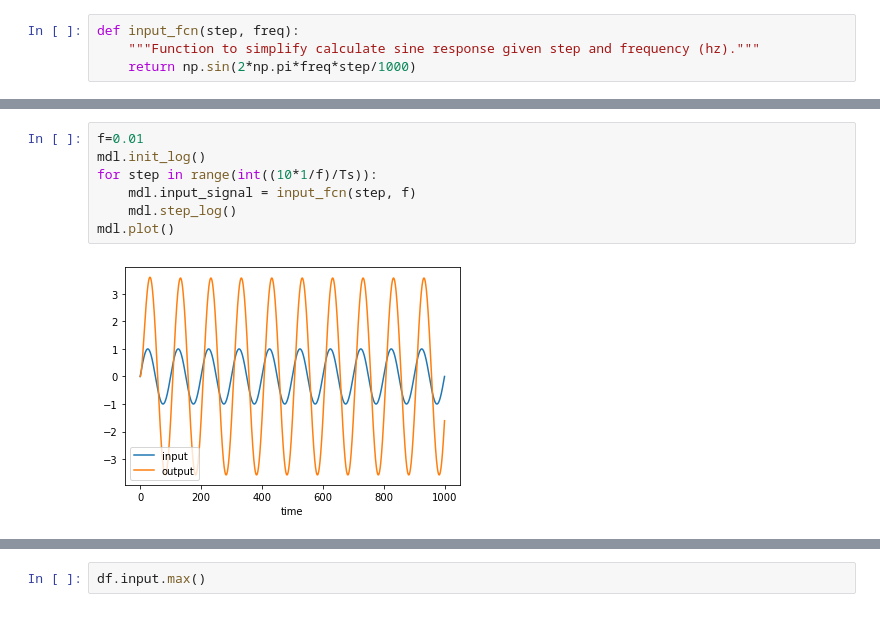
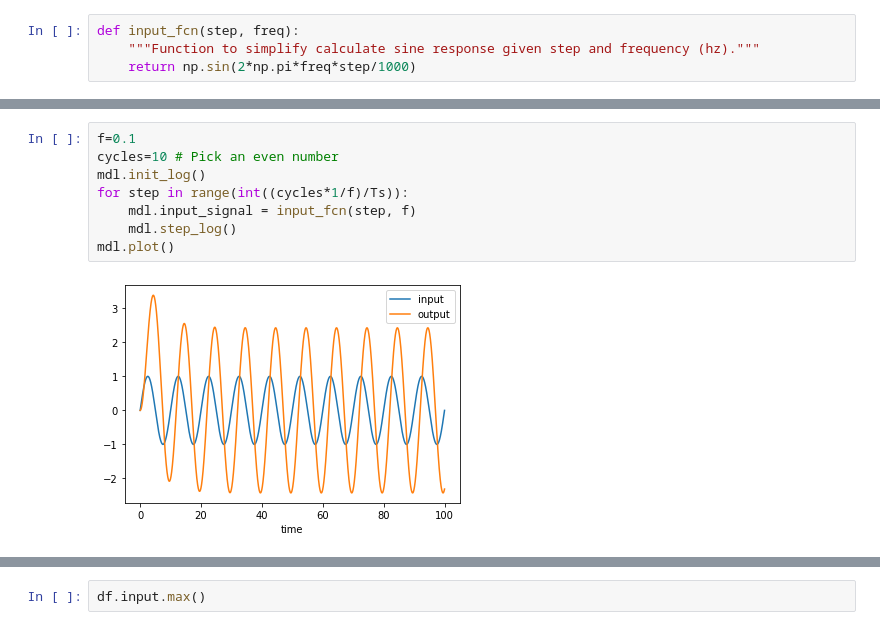
Before and after one commit to dapperfu/Python-Simulink, a Jupyter notebook: Example2/discrete_tf-python_class.ipynb, the cells around one changed output, grey strips where cells are left out. Saved outputs shown, nothing was run; the diff lists cells and outputs as text.

```diff
--- a/Example2/discrete_tf-python_class.ipynb
+++ b/Example2/discrete_tf-python_class.ipynb
@@ -175,9 +171,10 @@ dataframes.append(mdl.dataframe)
 # %%
-f=0.01
+f=0.1
+cycles=10 # Pick an even number
 mdl.init_log()
-for step in range(int((10*1/f)/Ts)):
+for step in range(int((cycles*1/f)/Ts)):
     mdl.input_signal = input_fcn(step, f)
     mdl.step_log()
 mdl.plot()
 # %% [output]
-[figure, old version]
+[figure, new version]
```
Also changed, not shown: parts of 20 cells of this notebook, 28 other files.
